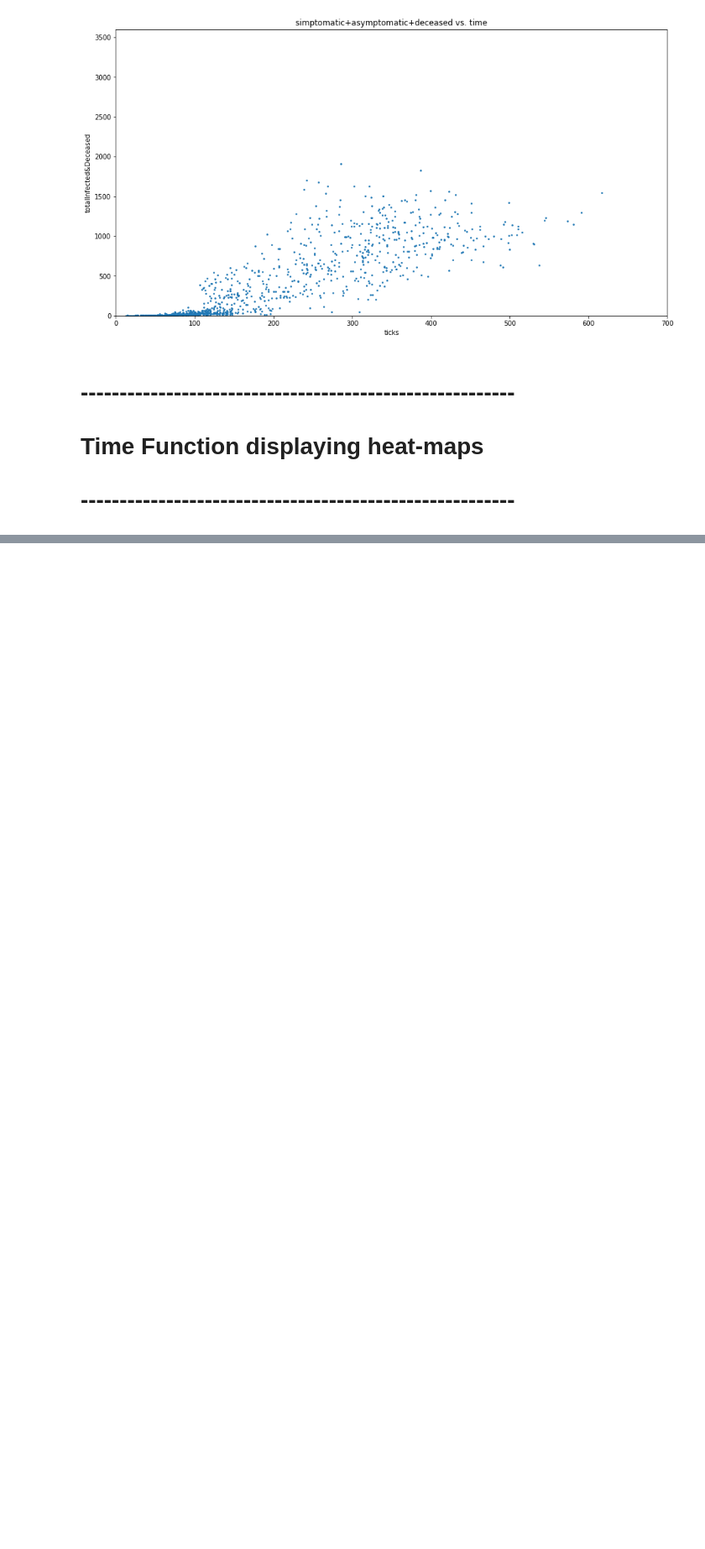
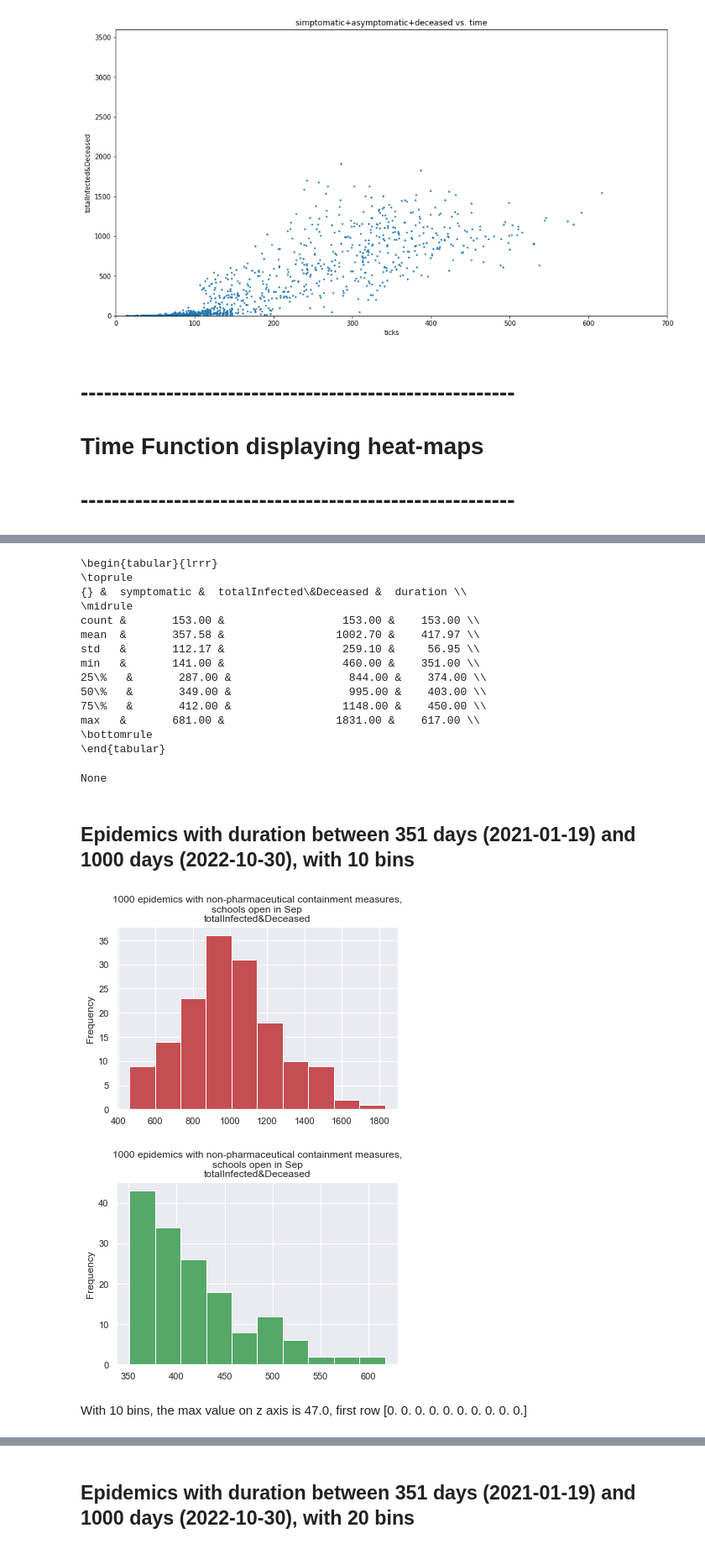
Before and after one commit to terna/readSIsaR_BatchResults, a Jupyter notebook: newTool.ipynb, the cells around one changed output, grey strips where cells are left out. Shown at 84% size. Drawn from its saved outputs; the diff is of its cells as text; code cells hidden in the pictures; blank space fills up the shorter version.

```diff
--- a/newTool.ipynb
+++ b/newTool.ipynb
@@ -661,0 +320,4 @@ plt.show()
+# %%
+timeFunction(351,1000,'1000 epidemics with non-pharmaceutical containment measures,\n'+
+          'schools open in Sep')
+# %% [output]
@@ -661,0 +334,19 @@ plt.show()
+\begin{tabular}{lrrr}
+\toprule
+{} &  symptomatic &  totalInfected\&Deceased &  duration \\
+\midrule
+count &       153.00 &                  153.00 &    153.00 \\
+mean  &       357.58 &                 1002.70 &    417.97 \\
+std   &       112.17 &                  259.10 &     56.95 \\
+min   &       141.00 &                  460.00 &    351.00 \\
+25\%   &       287.00 &                  844.00 &    374.00 \\
+50\%   &       349.00 &                  995.00 &    403.00 \\
+75\%   &       412.00 &                 1148.00 &    450.00 \\
+max   &       681.00 &                 1831.00 &    617.00 \\
+\bottomrule
+\end{tabular}
+None
+## Epidemics with duration between 351 days (2021-01-19) and 1000 days (2022-10-30), with 10 bins
+[figure, added]
+[figure, added]
+With 10 bins, the max value on z axis is 47.0, first row [0. 0. 0. 0. 0. 0. 0. 0. 0. 0.]
@@ -661,0 +354 @@ plt.show()
+## Epidemics with duration between 351 days (2021-01-19) and 1000 days (2022-10-30), with 20 bins
```
Also changed, not shown: parts of 73 cells of this notebook.
